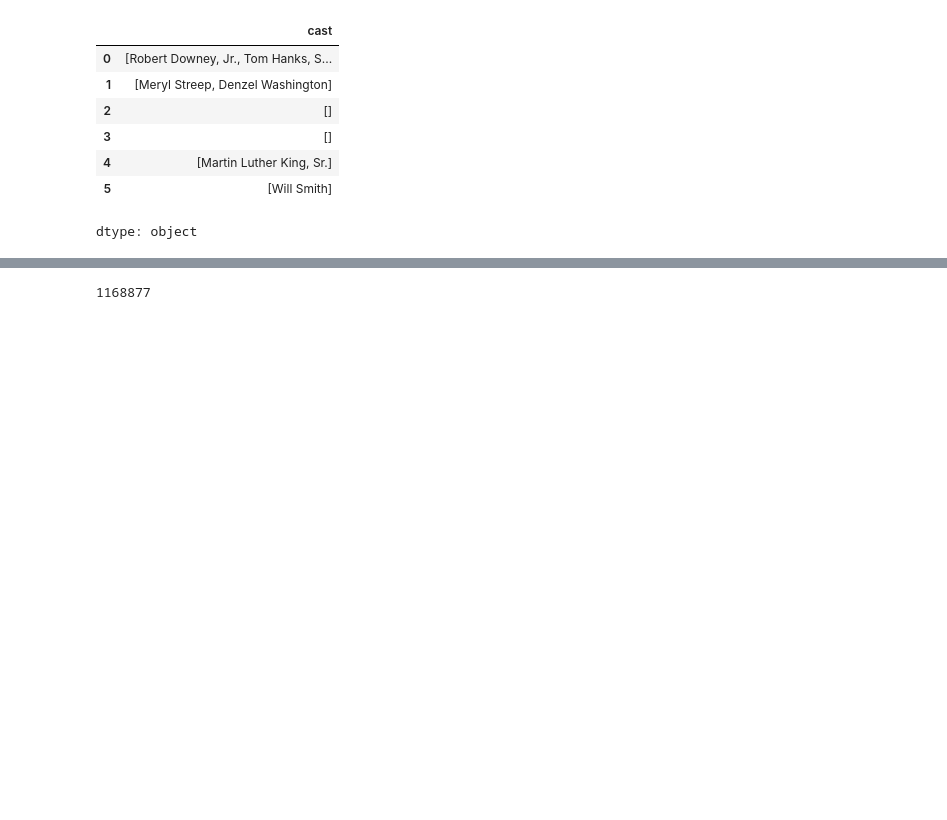
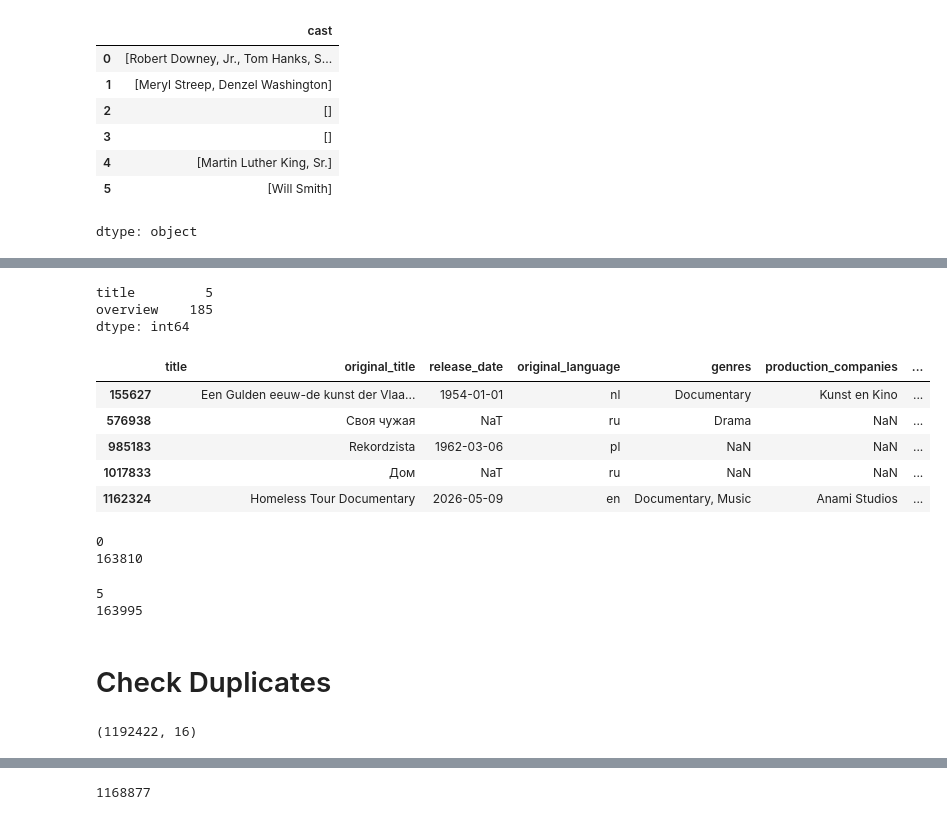
Before and after one commit to dilminidasunika/movie_recommendation_system, a Jupyter notebook: Notebooks/Dataset_Preprocessing.ipynb, the cells around one changed output, grey strips where cells are left out. Saved outputs shown, nothing was run; the diff lists cells and outputs as text; code cells hidden in the pictures; blank space fills up the shorter version.

```diff
--- a/Notebooks/Dataset_Preprocessing.ipynb
+++ b/Notebooks/Dataset_Preprocessing.ipynb
@@ -824,0 +930,27 @@ dtype: object
+# %%
+whitespace = cleaned_df.select_dtypes(include="object").apply(
+    lambda col: col.str.strip().eq("").sum()
+)
+
+print(whitespace[whitespace > 0])
+# %% [output]
+title         5
+overview    185
+dtype: int64
+# %%
+mask = cleaned_df["title"].str.strip().eq("")
+
+cleaned_df[mask]
+# %% [output]
+|  | title | original_title | release_date | original_language | genres | production_companies | ... |
+| 155627 |  | Een Gulden eeuw-de kunst der Vlaa... | 1954-01-01 | nl | Documentary | Kunst en Kino | ... |
+| 576938 |  | Своя чужая | NaT | ru | Drama | NaN | ... |
+| 985183 |  | Rekordzista | 1962-03-06 | pl | NaN | NaN | ... |
+| 1017833 |  | Дом | NaT | ru | NaN | NaN | ... |
+| 1162324 |  | Homeless Tour Documentary | 2026-05-09 | en | Documentary, Music | Anami Studios | ... |
+# %%
+print(cleaned_df["title"].isna().sum())
+print(cleaned_df["overview"].isna().sum())
+# %% [output]
+0
+163810
@@ -824,0 +961,12 @@ dtype: object
+# %%
+print(cleaned_df["title"].isna().sum())
+print(cleaned_df["overview"].isna().sum())
+# %% [output]
+5
+163995
+# %% [markdown]
+# Check Duplicates
+# %%
+cleaned_df.shape
+# %% [output]
+(1192422, 16)
```
Also changed, not shown: parts of 48 cells of this notebook.
